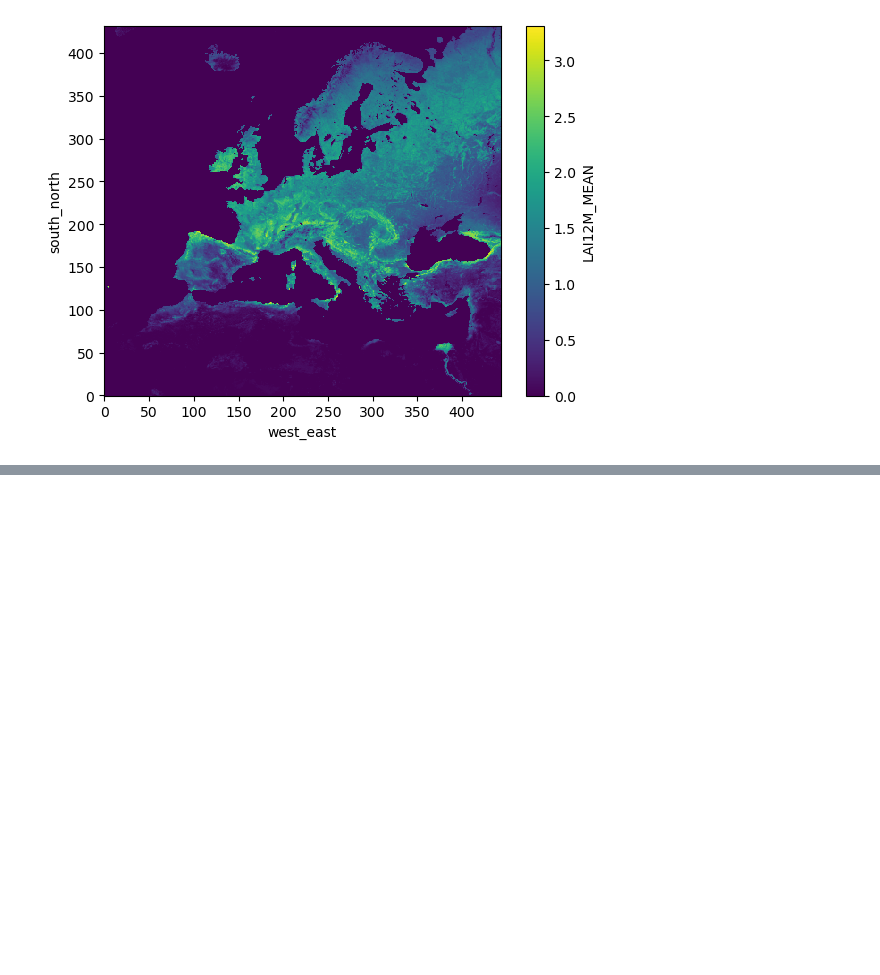
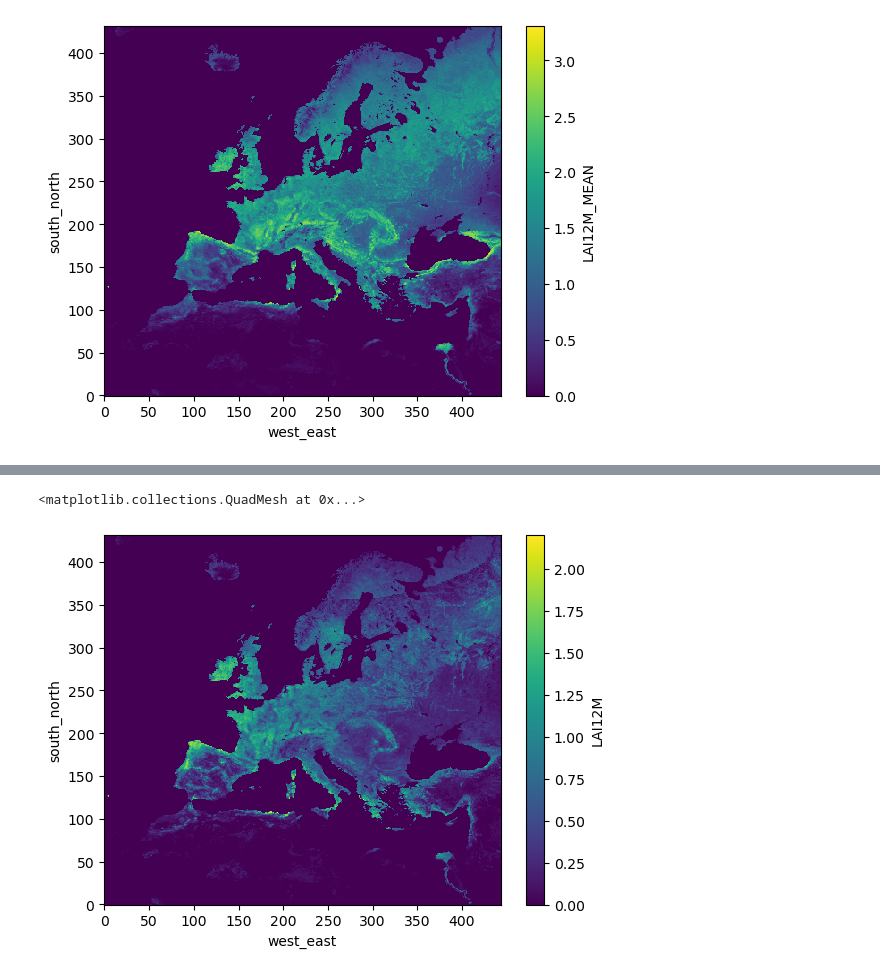
Before and after one commit to sierrapor/TFG, a Jupyter notebook: VegeTables.ipynb, the cells around one changed output, grey strips where cells are left out. Cells and saved outputs as stored; diff of their text form; code cells hidden in the pictures; blank space fills up the shorter version.

```diff
--- a/VegeTables.ipynb
+++ b/VegeTables.ipynb
@@ -162,0 +163,5 @@ ds['LAI12M_MEAN'][0,:,:].plot()
+# %%
+ds['LAI12M'].min(dim='month').plot()
+# %% [output]
+<matplotlib.collections.QuadMesh at 0x...>
+[figure, added]
```
Also changed, not shown: parts of 7 cells of this notebook.
